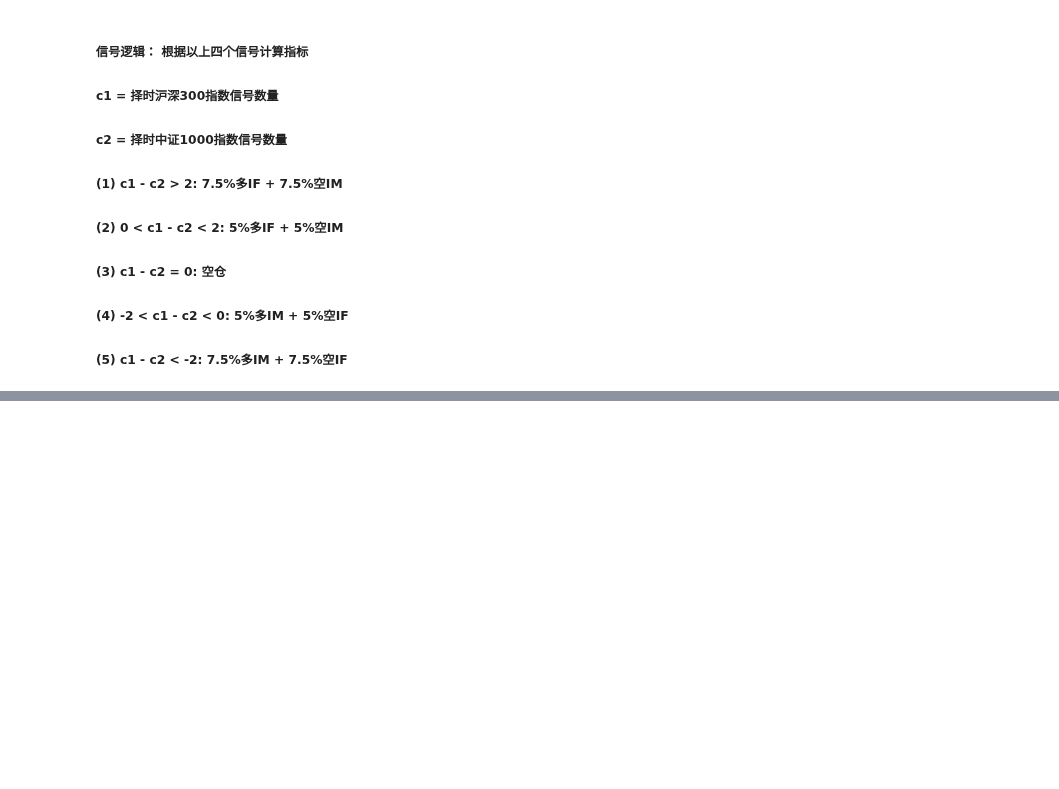
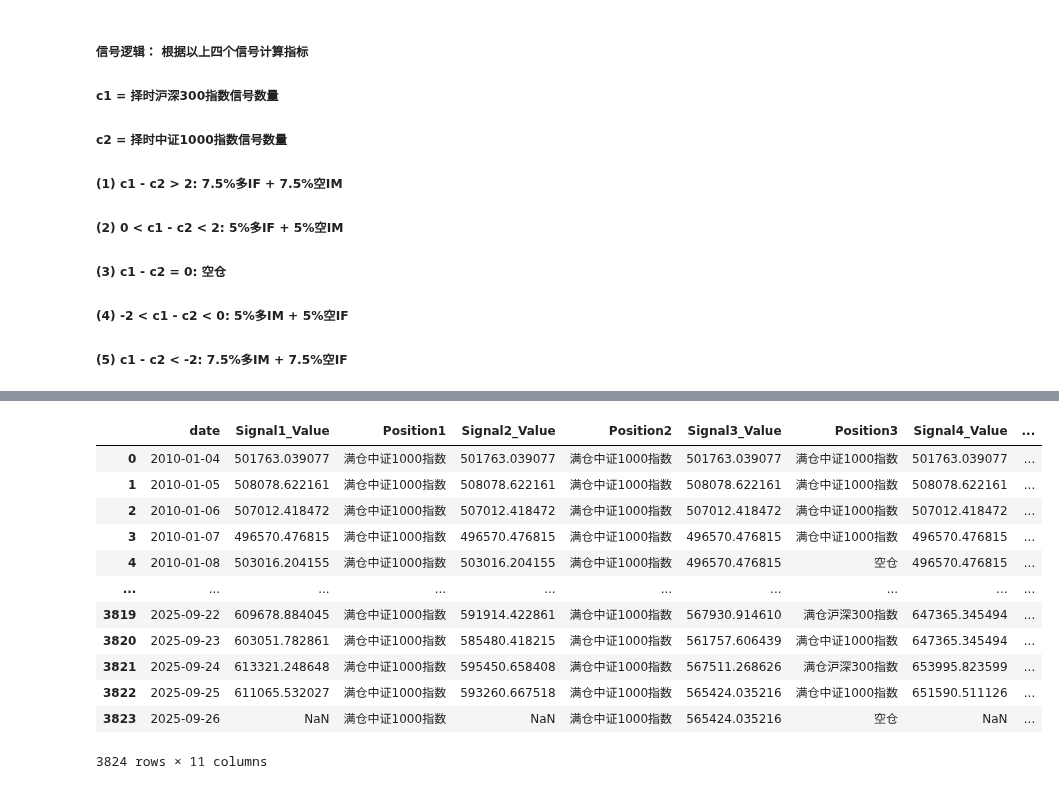
Before and after one commit to SGPPellow/Stock_Index_Futures_Timing_Strategy, a Jupyter notebook: Stock_Index_Futures_Timing_Strategy.ipynb, the cells around one changed output, grey strips where cells are left out. Cells and saved outputs as stored; diff of their text form; code cells hidden in the pictures; blank space fills up the shorter version.

```diff
--- a/Stock_Index_Futures_Timing_Strategy.ipynb
+++ b/Stock_Index_Futures_Timing_Strategy.ipynb
@@ -325,0 +399,18 @@ data.iloc[-10:,[0,-1]].reset_index(drop = True)
+# %%
+output = data[['date','Signal1_Value','Position1','Signal2_Value','Position2', 'Signal3_Value','Position3', 'Signal4_Value','Position4', 'Signal5_Value','Position5']]
+# %%
+output
+# %% [output]
+|  | date | Signal1_Value | Position1 | Signal2_Value | Position2 | Signal3_Value | Position3 | Signal4_Value | ... |
+| 0 | 2010-01-04 | 501763.039077 | 满仓中证1000指数 | 501763.039077 | 满仓中证1000指数 | 501763.039077 | 满仓中证1000指数 | 501763.039077 | ... |
+| 1 | 2010-01-05 | 508078.622161 | 满仓中证1000指数 | 508078.622161 | 满仓中证1000指数 | 508078.622161 | 满仓中证1000指数 | 508078.622161 | ... |
+| 2 | 2010-01-06 | 507012.418472 | 满仓中证1000指数 | 507012.418472 | 满仓中证1000指数 | 507012.418472 | 满仓中证1000指数 | 507012.418472 | ... |
+| 3 | 2010-01-07 | 496570.476815 | 满仓中证1000指数 | 496570.476815 | 满仓中证1000指数 | 496570.476815 | 满仓中证1000指数 | 496570.476815 | ... |
+| 4 | 2010-01-08 | 503016.204155 | 满仓中证1000指数 | 503016.204155 | 满仓中证1000指数 | 496570.476815 | 空仓 | 496570.476815 | ... |
+| ... | ... | ... | ... | ... | ... | ... | ... | ... | ... |
+| 3819 | 2025-09-22 | 609678.884045 | 满仓中证1000指数 | 591914.422861 | 满仓中证1000指数 | 567930.914610 | 满仓沪深300指数 | 647365.345494 | ... |
+| 3820 | 2025-09-23 | 603051.782861 | 满仓中证1000指数 | 585480.418215 | 满仓中证1000指数 | 561757.606439 | 满仓中证1000指数 | 647365.345494 | ... |
+| 3821 | 2025-09-24 | 613321.248648 | 满仓中证1000指数 | 595450.658408 | 满仓中证1000指数 | 567511.268626 | 满仓沪深300指数 | 653995.823599 | ... |
+| 3822 | 2025-09-25 | 611065.532027 | 满仓中证1000指数 | 593260.667518 | 满仓中证1000指数 | 565424.035216 | 满仓中证1000指数 | 651590.511126 | ... |
+| 3823 | 2025-09-26 | NaN | 满仓中证1000指数 | NaN | 满仓中证1000指数 | 565424.035216 | 空仓 | NaN | ... |
+3824 rows × 11 columns
```
Also changed, not shown: parts of 15 cells of this notebook, 5 other files.
